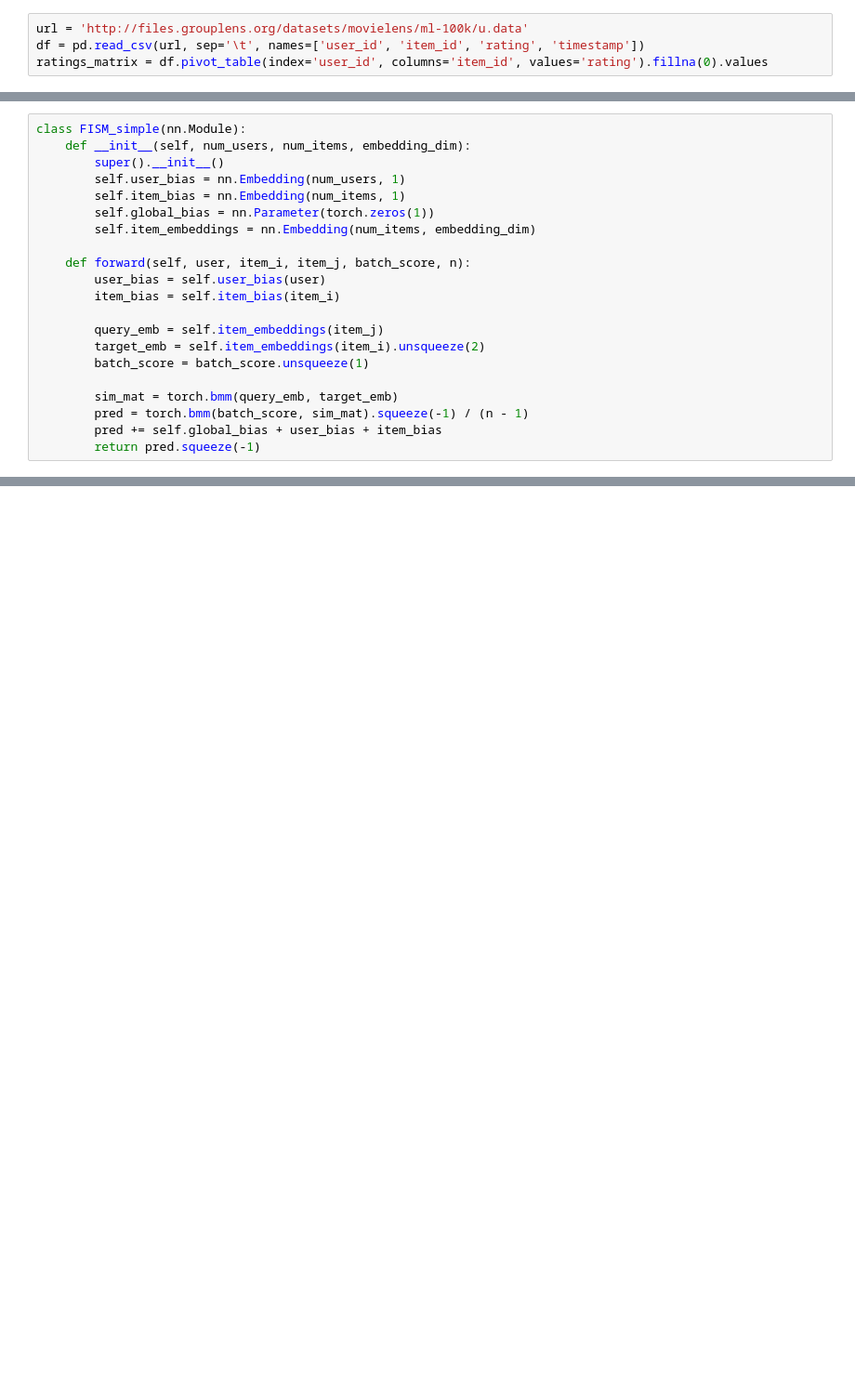
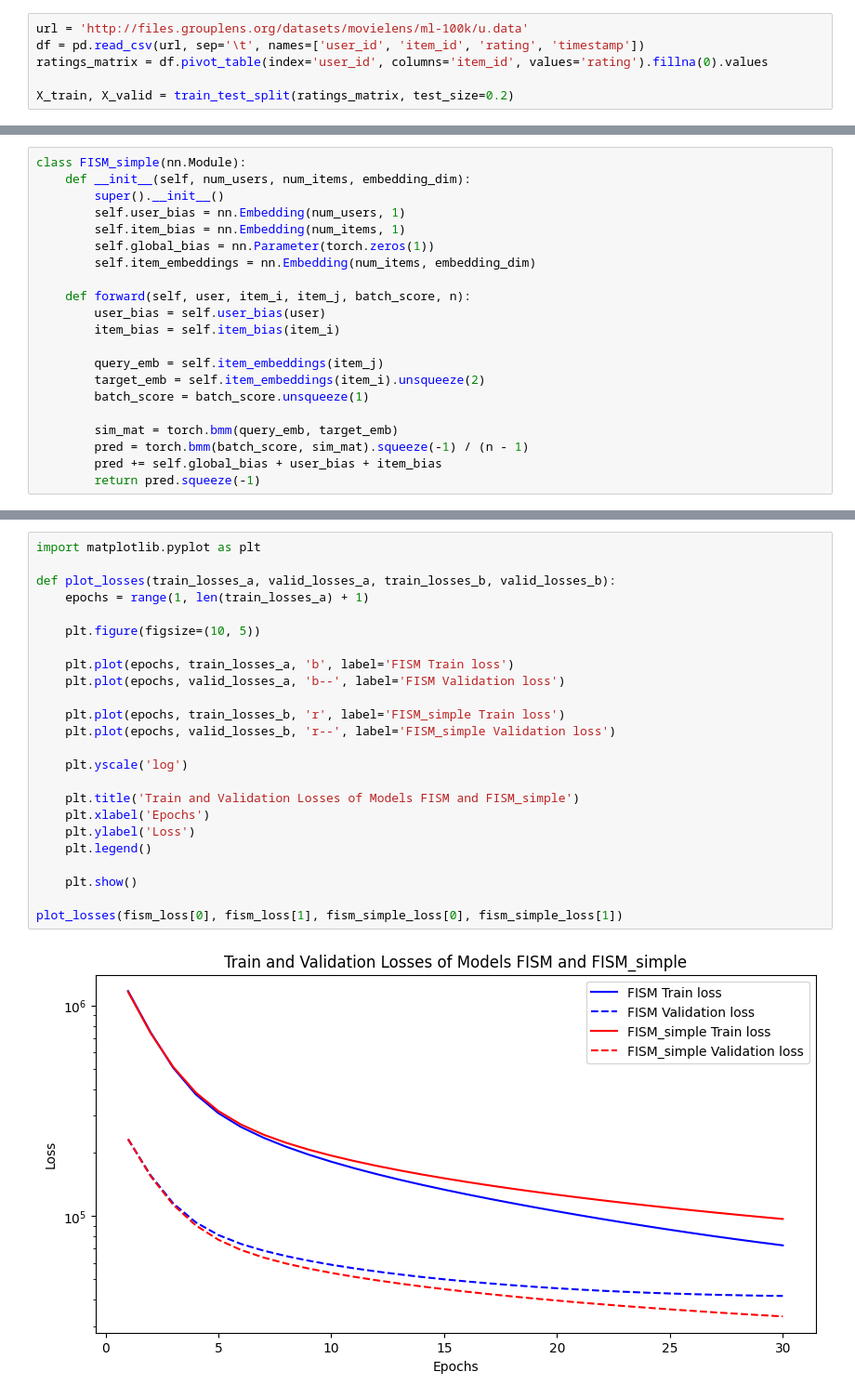
Before and after one commit to kookmin-sw/capstone-2024-06, a Jupyter notebook: back/models/fism.ipynb, the cells around one changed output, grey strips where cells are left out. Shown at 93% size. Saved outputs shown, nothing was run; the diff lists cells and outputs as text; blank space fills up the shorter version.

Commit message:
comparing the performance of fism and fism_simple models

```diff
--- a/back/models/fism.ipynb
+++ b/back/models/fism.ipynb
@@ -11,6 +16,8 @@ device = torch.device("cuda" if torch.cuda.is_available() else "cpu")
 url = 'http://files.grouplens.org/datasets/movielens/ml-100k/u.data'
 df = pd.read_csv(url, sep='\t', names=['user_id', 'item_id', 'rating', 'timestamp'])
 ratings_matrix = df.pivot_table(index='user_id', columns='item_id', values='rating').fillna(0).values
+
+X_train, X_valid = train_test_split(ratings_matrix, test_size=0.2)
 # %%
 class FISM(nn.Module):
     def __init__(self, num_users, num_items, embedding_dim):
@@ -112,0 +180,26 @@ fism_simple_loss = train(30, fism_simple, optimizer, loss_fn, device)
+# %%
+import matplotlib.pyplot as plt
+
+def plot_losses(train_losses_a, valid_losses_a, train_losses_b, valid_losses_b):
+    epochs = range(1, len(train_losses_a) + 1)
+
+    plt.figure(figsize=(10, 5))
+
+    plt.plot(epochs, train_losses_a, 'b', label='FISM Train loss')
+    plt.plot(epochs, valid_losses_a, 'b--', label='FISM Validation loss')
+
+    plt.plot(epochs, train_losses_b, 'r', label='FISM_simple Train loss')
+    plt.plot(epochs, valid_losses_b, 'r--', label='FISM_simple Validation loss')
+
+    plt.yscale('log')
+
+    plt.title('Train and Validation Losses of Models FISM and FISM_simple')
+    plt.xlabel('Epochs')
+    plt.ylabel('Loss')
+    plt.legend()
+
+    plt.show()
+
+plot_losses(fism_loss[0], fism_loss[1], fism_simple_loss[0], fism_simple_loss[1])
+# %% [output]
+[figure, added]
```
Also changed, not shown: parts of 6 cells of this notebook, 1 other file.
